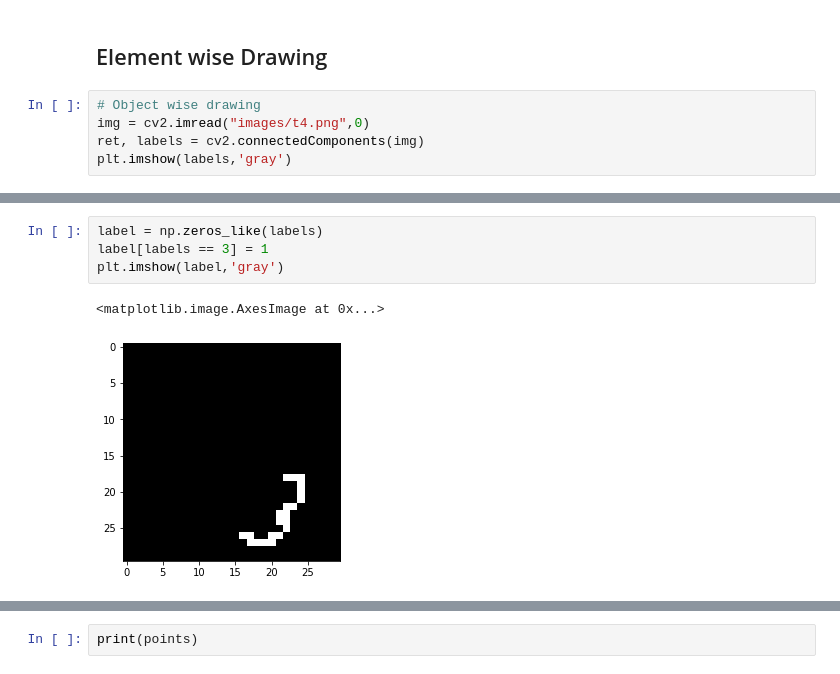
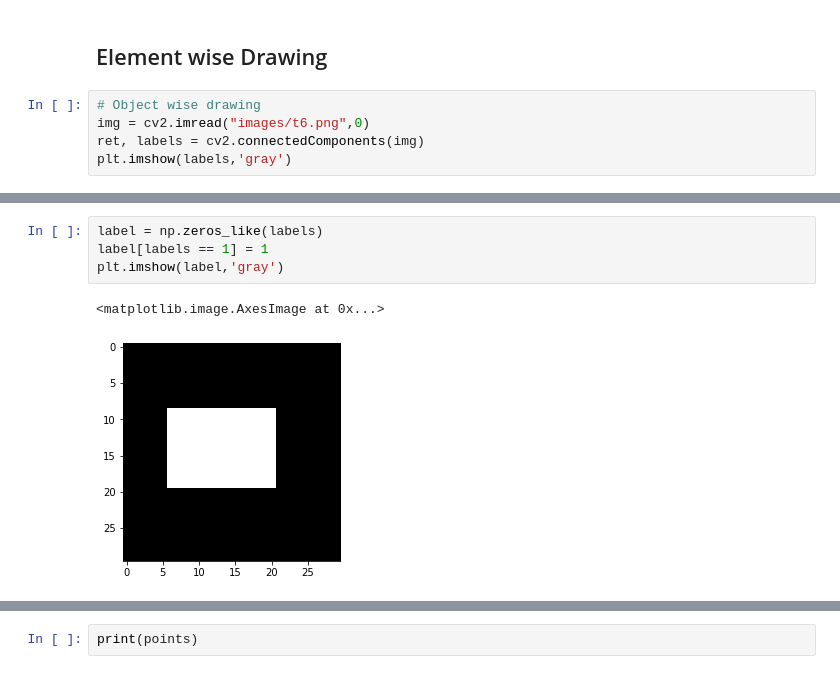
Before and after one commit to usamaimdadsian/pidrawing, a Jupyter notebook: newAlgo.ipynb, the cells around one changed output, grey strips where cells are left out. Cells and saved outputs as stored; diff of their text form.

```diff
--- a/newAlgo.ipynb
+++ b/newAlgo.ipynb
@@ -166,7 +146,7 @@ for i in range(-1,2):
 ## Element wise Drawing
 # %%
 # Object wise drawing
-img = cv2.imread("images/t4.png",0)
+img = cv2.imread("images/t6.png",0)
 ret, labels = cv2.connectedComponents(img)
 plt.imshow(labels,'gray')
 # %% [output]
@@ -211,7 +190,7 @@ plt.imshow(label,'gray')
 # %%
 label = np.zeros_like(labels)
-label[labels == 3] = 1
+label[labels == 1] = 1
 plt.imshow(label,'gray')
 # %% [output]
 <matplotlib.image.AxesImage at 0x...>
-[figure, old version]
+[figure, new version]
```
Also changed, not shown: parts of 7 cells of this notebook, 2 other files.
